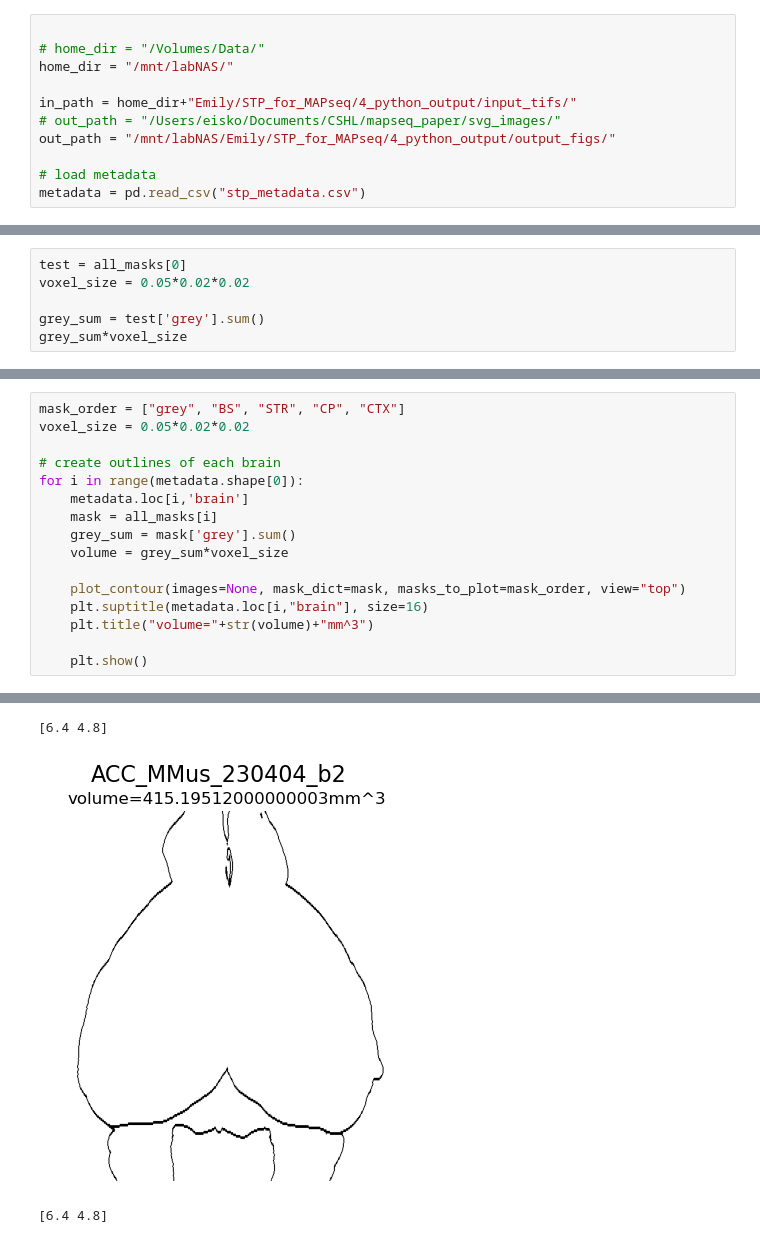
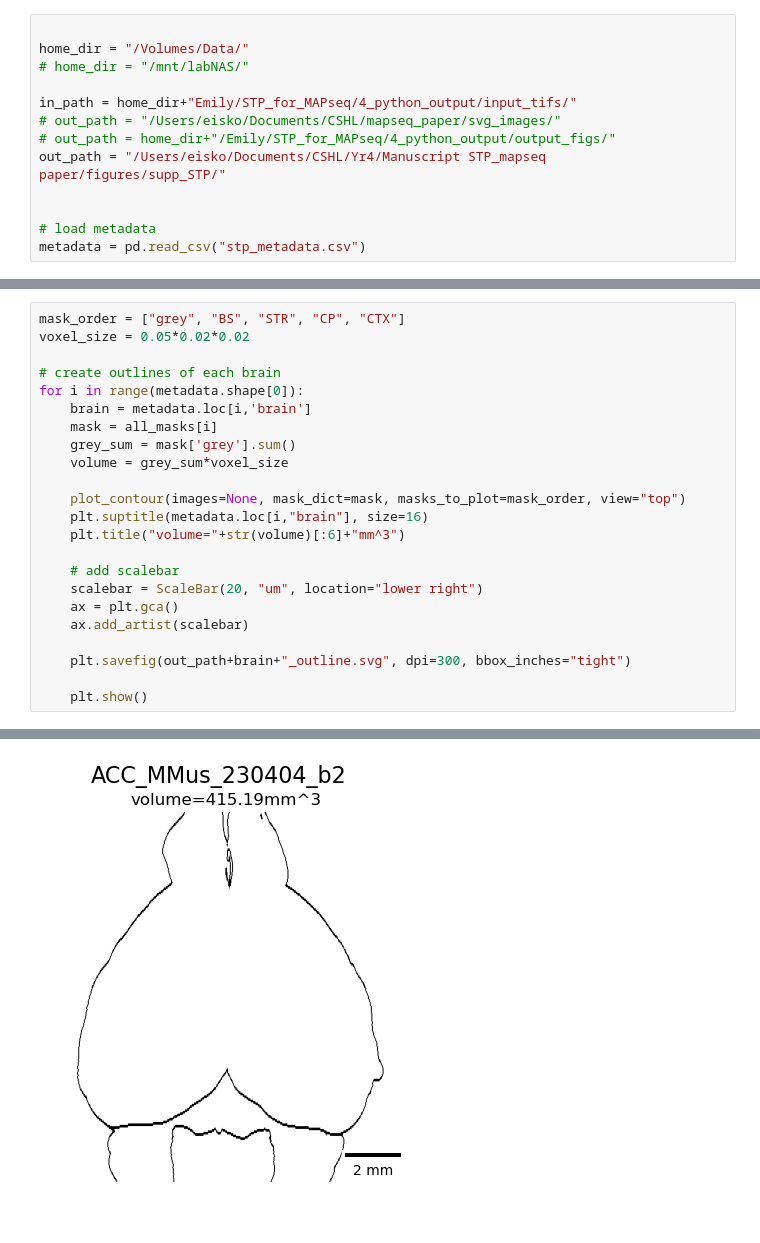
Before and after one commit to eisko/STP_analysis, a Jupyter notebook: shape_vol_supp.ipynb, the cells around one changed output, grey strips where cells are left out. Saved outputs shown, nothing was run; the diff lists cells and outputs as text.

```diff
--- a/shape_vol_supp.ipynb
+++ b/shape_vol_supp.ipynb
@@ -33,11 +30,13 @@ The autoreload extension is already loaded. To reload it, use:
 # %%
 
-# home_dir = "/Volumes/Data/"
-home_dir = "/mnt/labNAS/"
+home_dir = "/Volumes/Data/"
+# home_dir = "/mnt/labNAS/"
 
 in_path = home_dir+"Emily/STP_for_MAPseq/4_python_output/input_tifs/"
 # out_path = "/Users/eisko/Documents/CSHL/mapseq_paper/svg_images/"
-out_path = "/mnt/labNAS/Emily/STP_for_MAPseq/4_python_output/output_figs/"
+# out_path = home_dir+"/Emily/STP_for_MAPseq/4_python_output/output_figs/"
+out_path = "/Users/eisko/Documents/CSHL/Yr4/Manuscript STP_mapseq paper/figures/supp_STP/"
+
 
 # load metadata
 metadata = pd.read_csv("stp_metadata.csv")
@@ -86,7 +85 @@ working on BS
 12
-# %%
-test = all_masks[0]
-voxel_size = 0.05*0.02*0.02
-
-grey_sum = test['grey'].sum()
-grey_sum*voxel_size
@@ -118,14 +89,21 @@ voxel_size = 0.05*0.02*0.02
 
 # create outlines of each brain
 for i in range(metadata.shape[0]):
-    metadata.loc[i,'brain']
+    brain = metadata.loc[i,'brain']
     mask = all_masks[i]
     grey_sum = mask['grey'].sum()
     volume = grey_sum*voxel_size
 
     plot_contour(images=None, mask_dict=mask, masks_to_plot=mask_order, view="top")
     plt.suptitle(metadata.loc[i,"brain"], size=16)
-    plt.title("volume="+str(volume)+"mm^3")
+    plt.title("volume="+str(volume)[:6]+"mm^3")
+
+    # add scalebar
+    scalebar = ScaleBar(20, "um", location="lower right")
+    ax = plt.gca()
+    ax.add_artist(scalebar)
+
+    plt.savefig(out_path+brain+"_outline.svg", dpi=300, bbox_inches="tight")
 
     plt.show()
 # %% [output]
@@ -134,3 +111 @@ for i in range(metadata.shape[0]):
-[6.4 4.8]
-[figure, old version]
+[figure, new version]
-[6.4 4.8]
```
Also changed, not shown: parts of 8 cells of this notebook, 1 other file.
